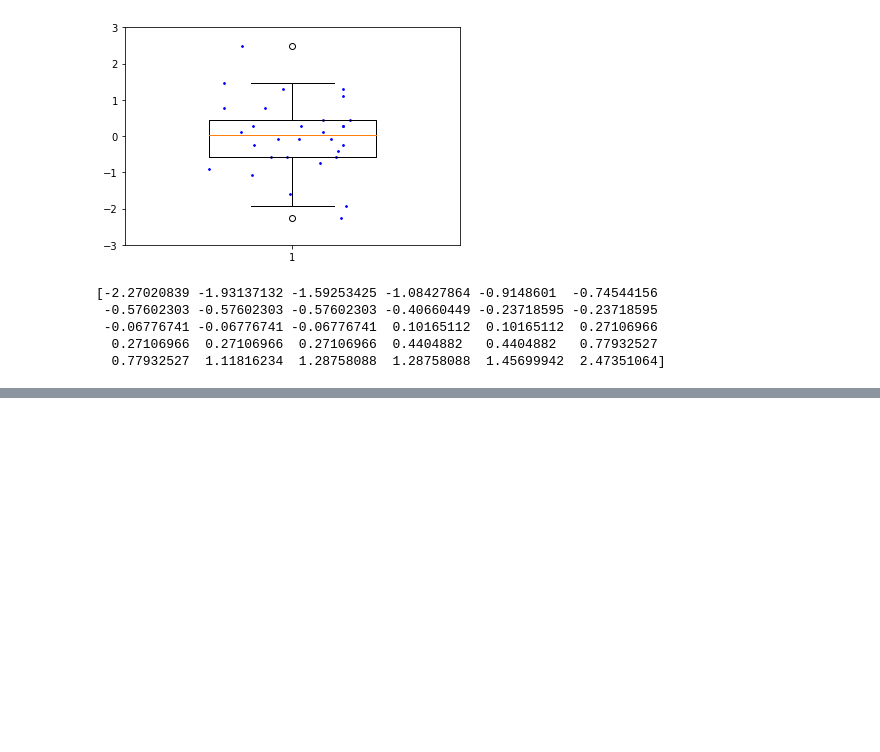
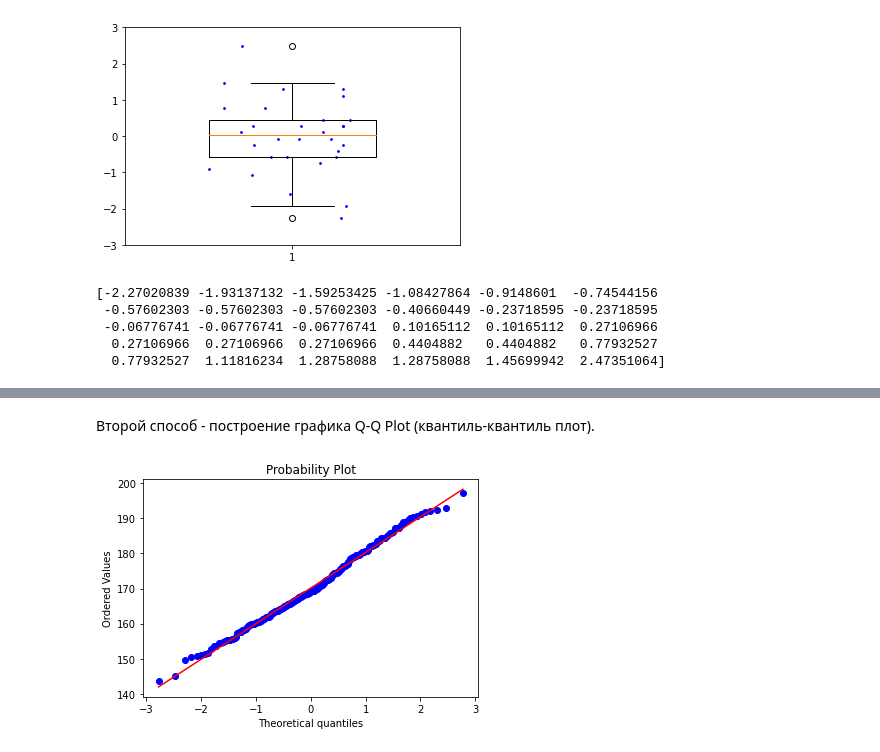
Before and after one commit to wdhappyk/basics-of-statistics, a Jupyter notebook: basics-of-statistics.ipynb, the cells around one changed output, grey strips where cells are left out. Cells and saved outputs as stored; diff of their text form; code cells hidden in the pictures; blank space fills up the shorter version.

```diff
--- a/basics-of-statistics.ipynb
+++ b/basics-of-statistics.ipynb
@@ -182,0 +285,7 @@ print(stats.zscore(data))
+# %% [markdown]
+Второй способ - построение графика Q-Q Plot (квантиль-квантиль плот).
+# %%
+stats.probplot(data, dist="norm", plot=pylab)
+pylab.show()
+# %% [output]
+[figure, added]
```
Also changed, not shown: parts of 23 cells of this notebook, 37 other files.
